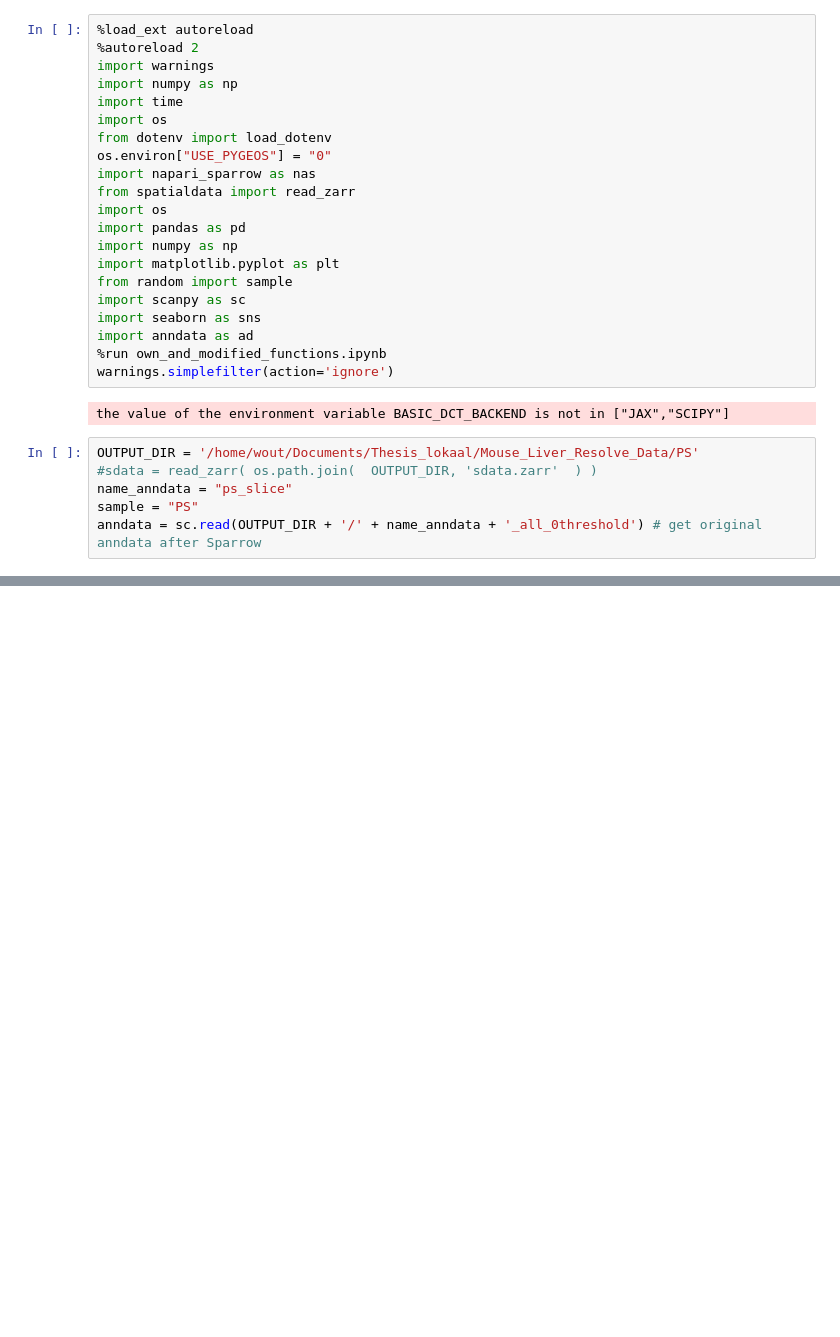
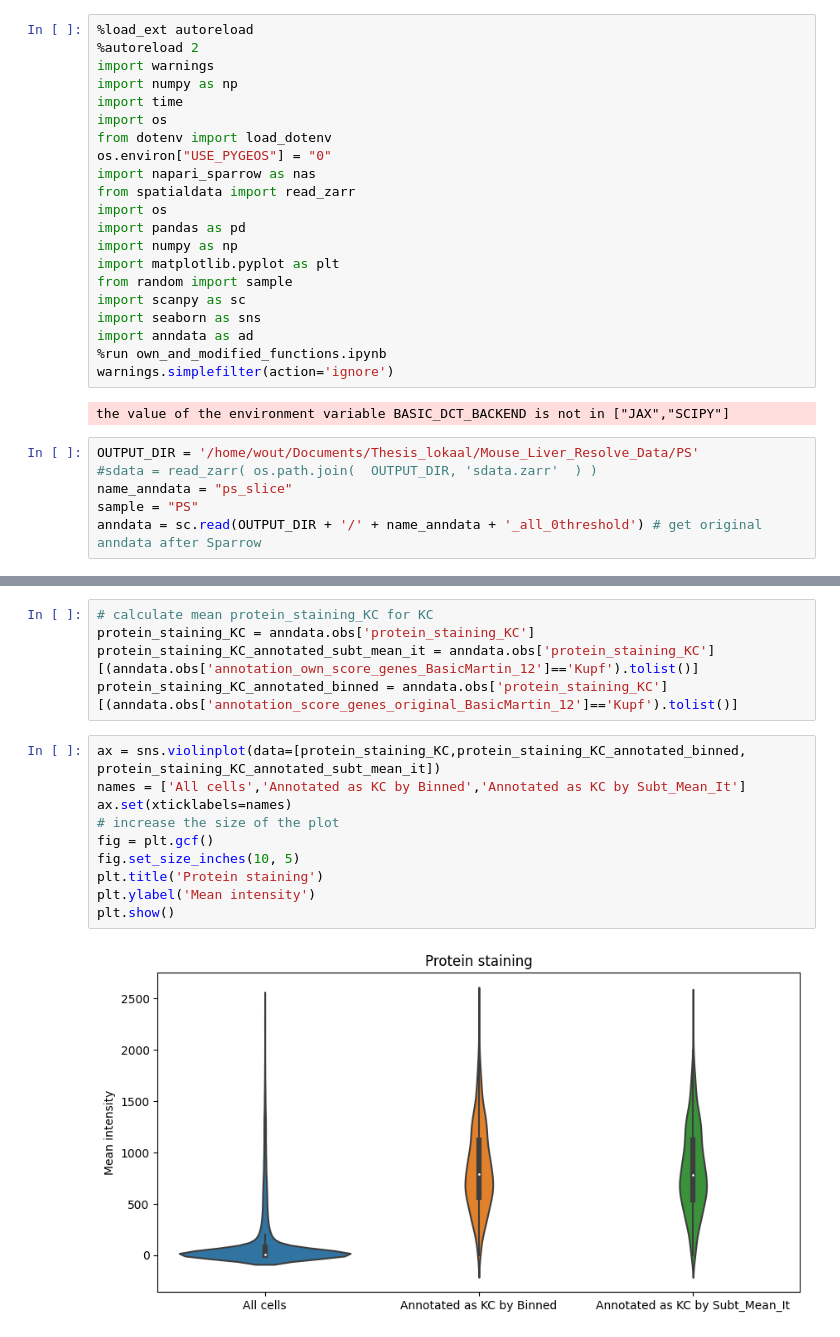
Before and after one commit to WoutVanhenden/Thesis, a Jupyter notebook: protein_staining.ipynb, the cells around one changed output, grey strips where cells are left out. Saved outputs shown, nothing was run; the diff lists cells and outputs as text; blank space fills up the shorter version.

```diff
--- a/protein_staining.ipynb
+++ b/protein_staining.ipynb
@@ -75,0 +97,17 @@ AnnData object with n_obs × n_vars = 11794 × 96
+# %%
+# calculate mean protein_staining_KC for KC
+protein_staining_KC = anndata.obs['protein_staining_KC']
+protein_staining_KC_annotated_subt_mean_it = anndata.obs['protein_staining_KC'][(anndata.obs['annotation_own_score_genes_BasicMartin_12']=='Kupf').tolist()]
+protein_staining_KC_annotated_binned = anndata.obs['protein_staining_KC'][(anndata.obs['annotation_score_genes_original_BasicMartin_12']=='Kupf').tolist()]
+# %%
+ax = sns.violinplot(data=[protein_staining_KC,protein_staining_KC_annotated_binned, protein_staining_KC_annotated_subt_mean_it])
+names = ['All cells','Annotated as KC by Binned','Annotated as KC by Subt_Mean_It']
+ax.set(xticklabels=names)
+# increase the size of the plot
+fig = plt.gcf()
+fig.set_size_inches(10, 5)
+plt.title('Protein staining')
+plt.ylabel('Mean intensity')
+plt.show()
+# %% [output]
+[figure, added]
```
Also changed, not shown: parts of 8 cells of this notebook, 1 other file.
